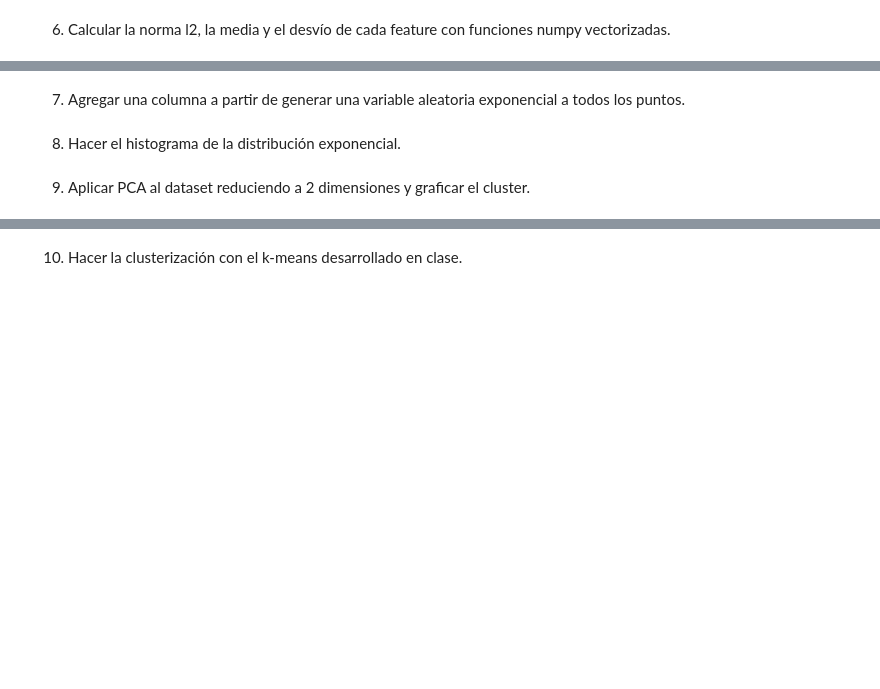
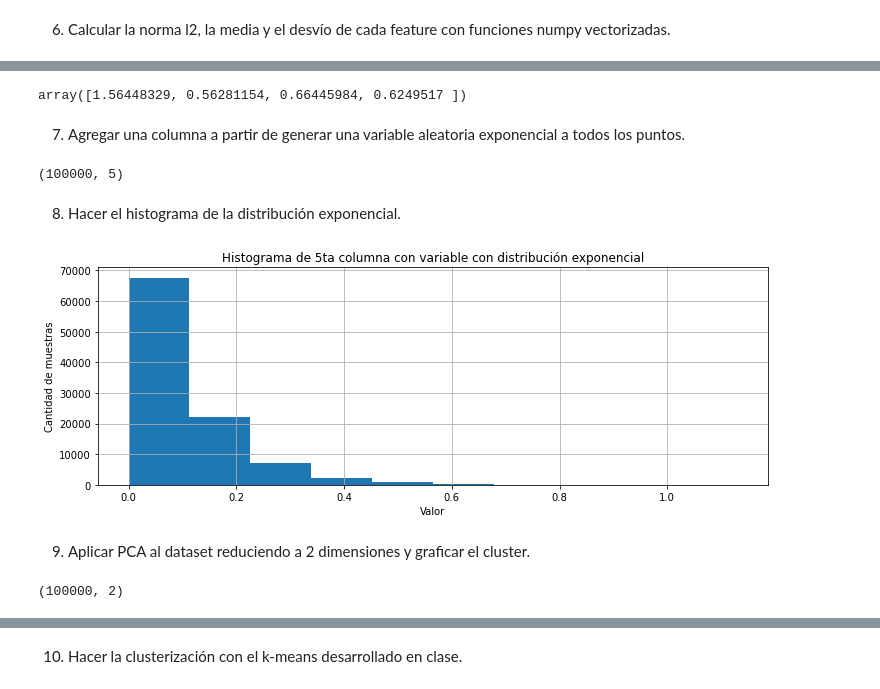
Before and after one commit to nhorro/ceai2020, a Jupyter notebook: intro_ai/clase_2/Clase 02 - Ejercicios.ipynb, the cells around one changed output, grey strips where cells are left out. Cells and saved outputs as stored; diff of their text form; code cells hidden in the pictures; blank space fills up the shorter version.

```diff
--- a/intro_ai/clase_2/Clase 02 - Ejercicios.ipynb
+++ b/intro_ai/clase_2/Clase 02 - Ejercicios.ipynb
@@ -439,2 +506,9 @@ random_vector
 # %% [markdown]
 4. Cargar el dataset con Numpy desde el .pkl
+# %%
+dataset = None
+dataset
+# %%
+print(f"Loading from PKL {PKL_FILENAME}")
+with open(PKL_FILENAME, 'rb') as file:
+    dataset = pickle.load(file)
@@ -445,6 +543,29 @@ random_vector
+# %%
+feat_std = np.std(data,axis=0)
+feat_std
+# %% [output]
+array([1.56448329, 0.56281154, 0.66445984, 0.6249517 ])
 # %% [markdown]
 7. Agregar una columna a partir de generar una variable aleatoria exponencial a todos los puntos.
+# %%
+dataset= np.hstack((dataset, np.zeros((dataset.shape[0], 1), dtype=dataset.dtype)))
+dataset.shape
+# %% [output]
+(100000, 5)
+# %%
+lambda_param = 10
+dataset[:,4] = exponential_random_variable(lambda_param, dataset.shape[0])
 # %% [markdown]
 8. Hacer el histograma de la distribución exponencial.
+# %%
+plt.figure(figsize=(12,4))
+plt.hist(dataset[:,4])
+plt.title("Histograma de 5ta columna con variable con distribución exponencial")
+plt.xlabel("Valor")
+plt.ylabel("Cantidad de muestras")
+plt.grid(which="Both")
+plt.show()
+# %% [output]
+[figure, added]
 # %% [markdown]
 9. Aplicar PCA al dataset reduciendo a 2 dimensiones y graficar el cluster.
@@ -450,0 +577,5 @@ random_vector
+# %%
+compressed_dataset = my_pca(dataset)
+compressed_dataset.shape
+# %% [output]
+(100000, 2)
```
Also changed, not shown: parts of 40 cells of this notebook, 3 other files.
